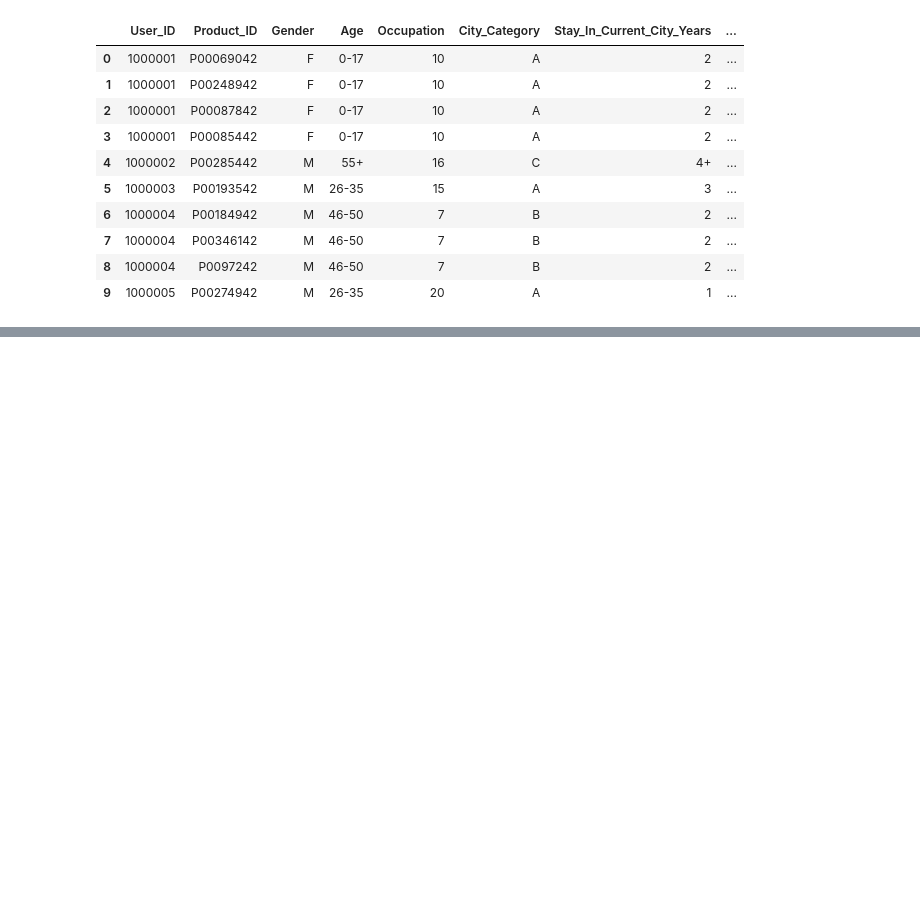
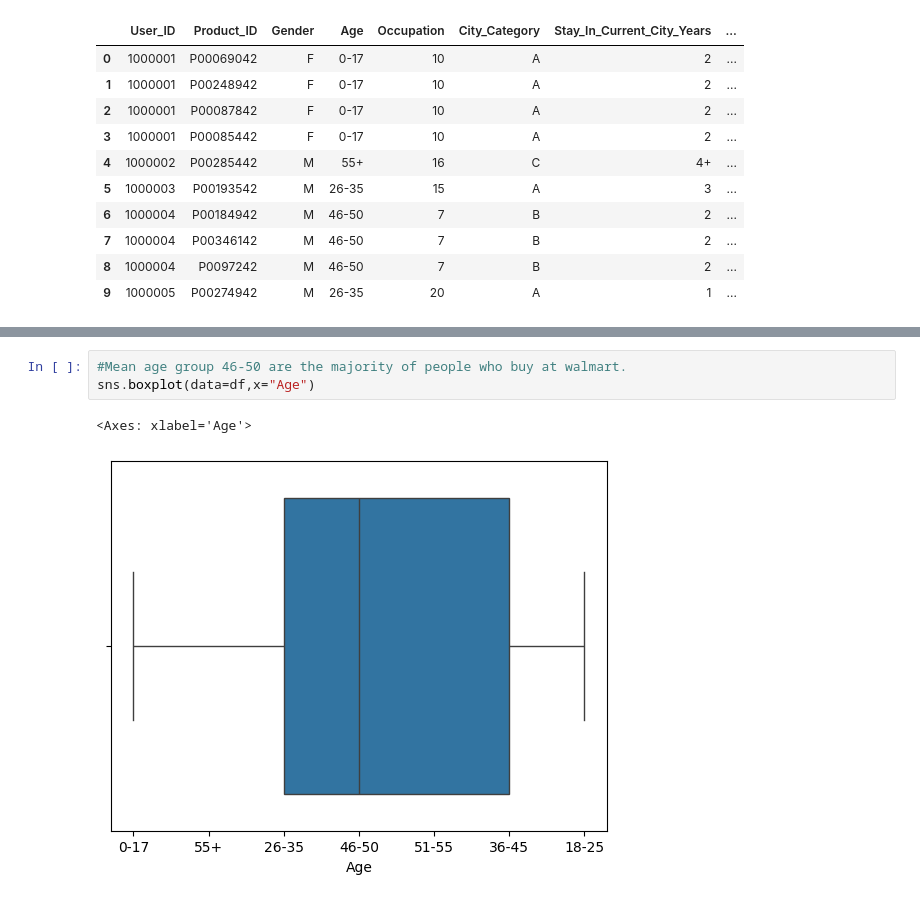
Before and after one commit to Akshay-Patel07/Data-Analysis, a Jupyter notebook: WALMART_CASE_STUDY.ipynb, the cells around one changed output, grey strips where cells are left out. Drawn from its saved outputs; the diff is of its cells as text; blank space fills up the shorter version.

Commit message:
Walmart Case Study

```diff
--- a/WALMART_CASE_STUDY.ipynb
+++ b/WALMART_CASE_STUDY.ipynb
@@ -232,0 +256,6 @@ df.head(10)
+# %%
+#Mean age group 46-50 are the majority of people who buy at walmart.
+sns.boxplot(data=df,x="Age")
+# %% [output]
+<Axes: xlabel='Age'>
+[figure, added]
```
Also changed, not shown: parts of 83 cells of this notebook.
